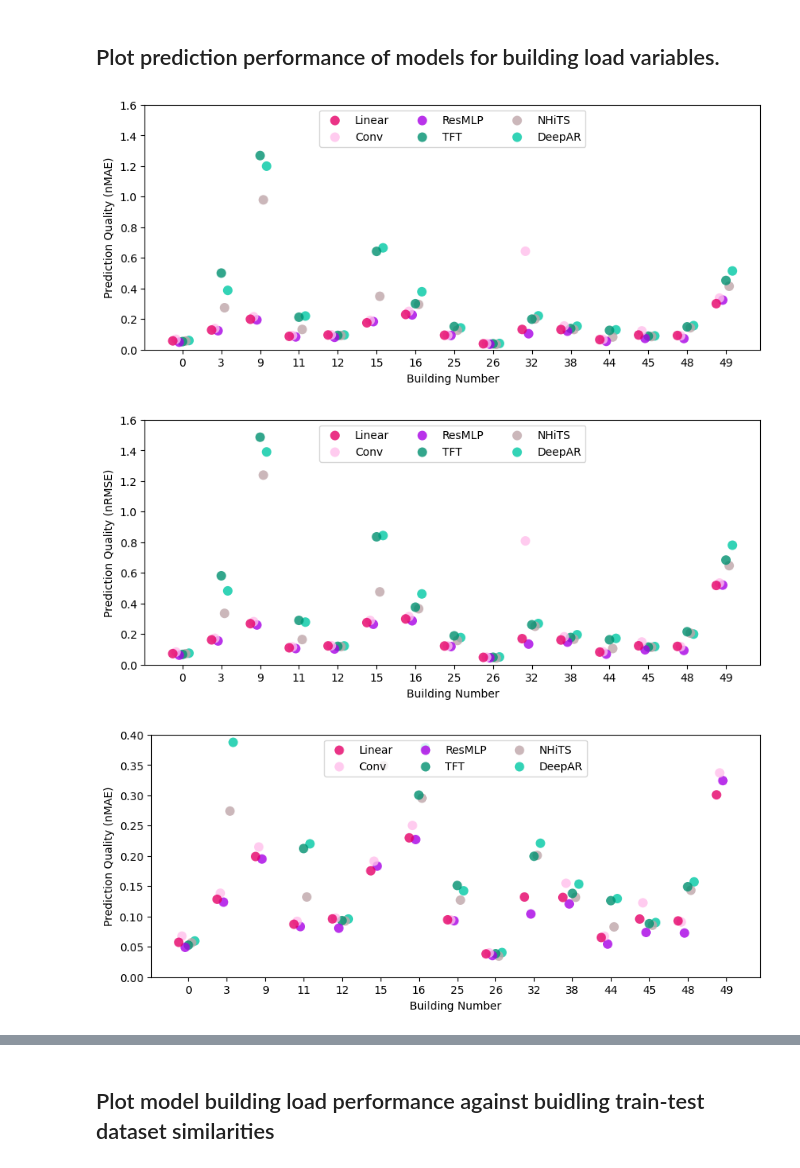
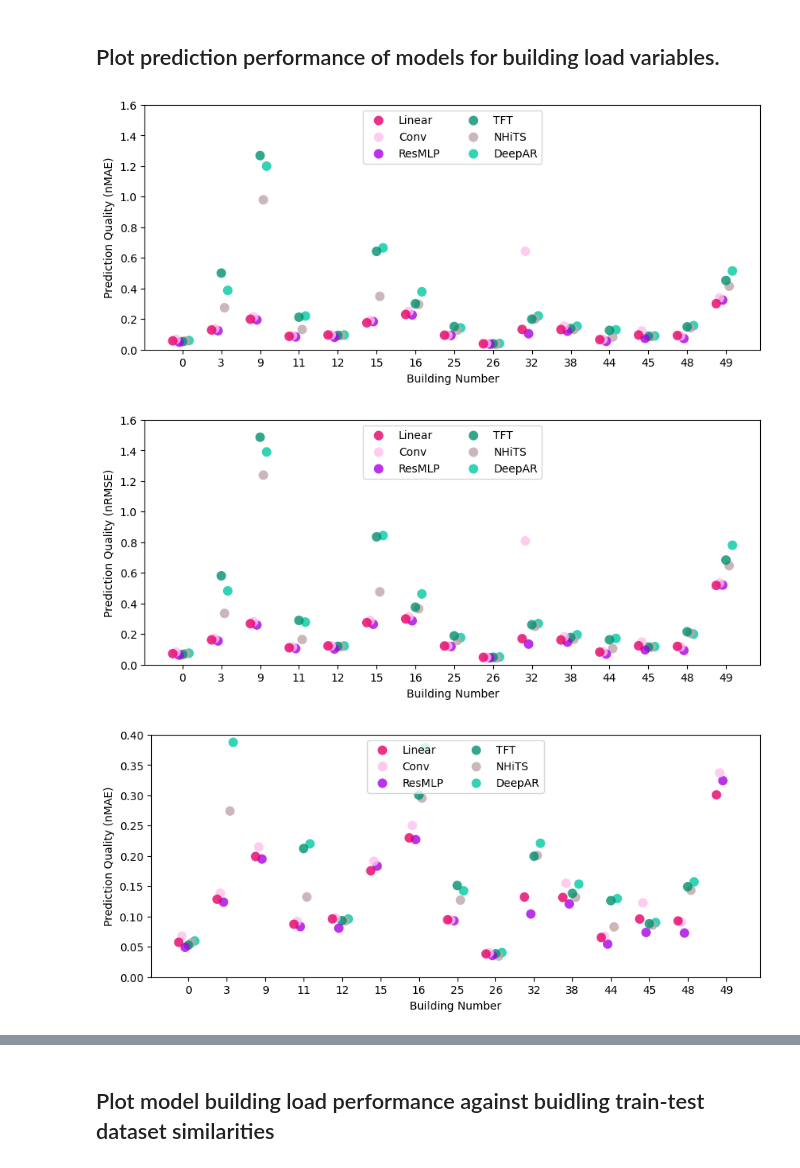
Before and after one commit to EECi/Annex_37, a Jupyter notebook: plots/plot_model_comparisons.ipynb, the cells around one changed output, grey strips where cells are left out. Cells and saved outputs as stored; diff of their text form; code cells hidden in the pictures.

```diff
--- a/plots/plot_model_comparisons.ipynb
+++ b/plots/plot_model_comparisons.ipynb
@@ -68,22 +68,22 @@ for metric, metric_name, ymax in zip(['gmnMAE','gmnRMSE'],['nMAE','nRMSE'],[1.6,
 # %%
 for ylim in [1.6,0.4]:
     for metric, metric_name in zip(['gmnMAE','gmnRMSE'],['nMAE','nRMSE']):
         fig, ax = plt.subplots(figsize=(10,4))
         for i,model in enumerate(models):
             ax.scatter(
                 [x + ((2*i/len(models) - 1))*xrake for x in range(len(UCam_ids))],
                 comp_results[(comp_results['Model Name']==model) & (comp_results['Metric']==metric)][columns[3:]],
                 label=model_names[i],
                 zorder=len(models)-i,
                 color=eeci_colors[i], alpha=0.8, edgecolors='none',s=75
             )
         plt.xticks(range(len(UCam_ids)),UCam_ids)
         plt.ylim(0,ylim)
         plt.ylabel(f'Prediction Quality ({metric_name})')
         plt.xlabel('Building Number')
-        plt.legend(loc='upper center', bbox_to_anchor=(0.5, 1), ncol=3, fancybox=True)
+        plt.legend(loc='upper center', bbox_to_anchor=(0.5, 1), ncol=2, fancybox=True)
         plt.show()
 # %% [output]
-[figure, old version]
+[figure, new version]
-[figure, old version]
+[figure, new version]
-[figure, old version]
+[figure, new version]
```
Also changed, not shown: parts of 2 cells of this notebook, 3 other files.
